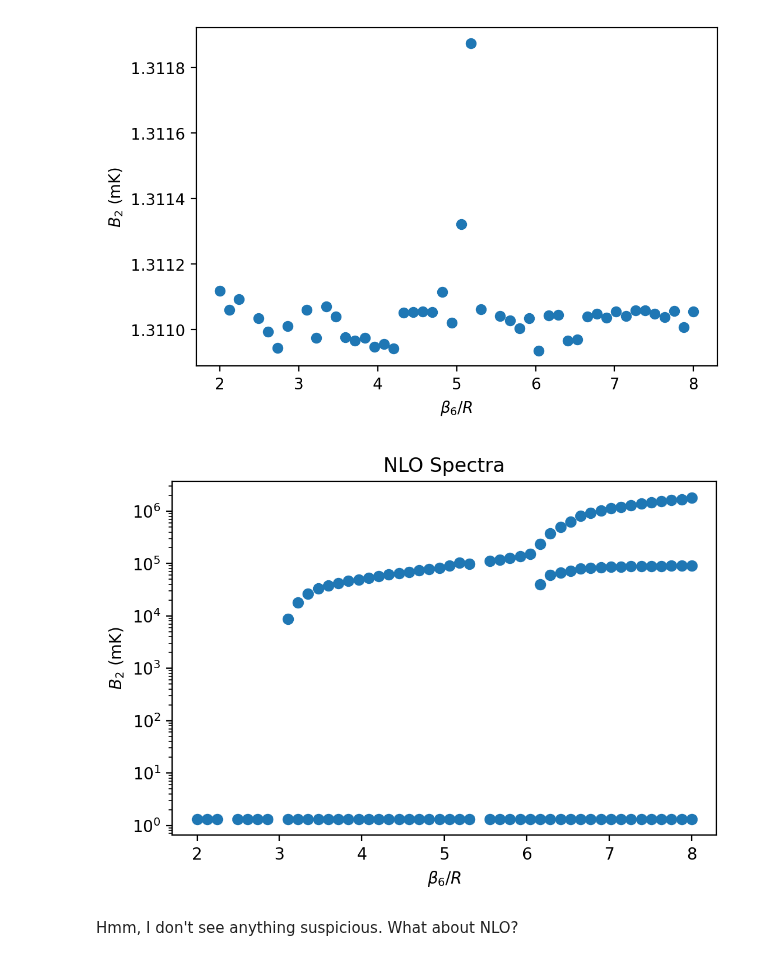
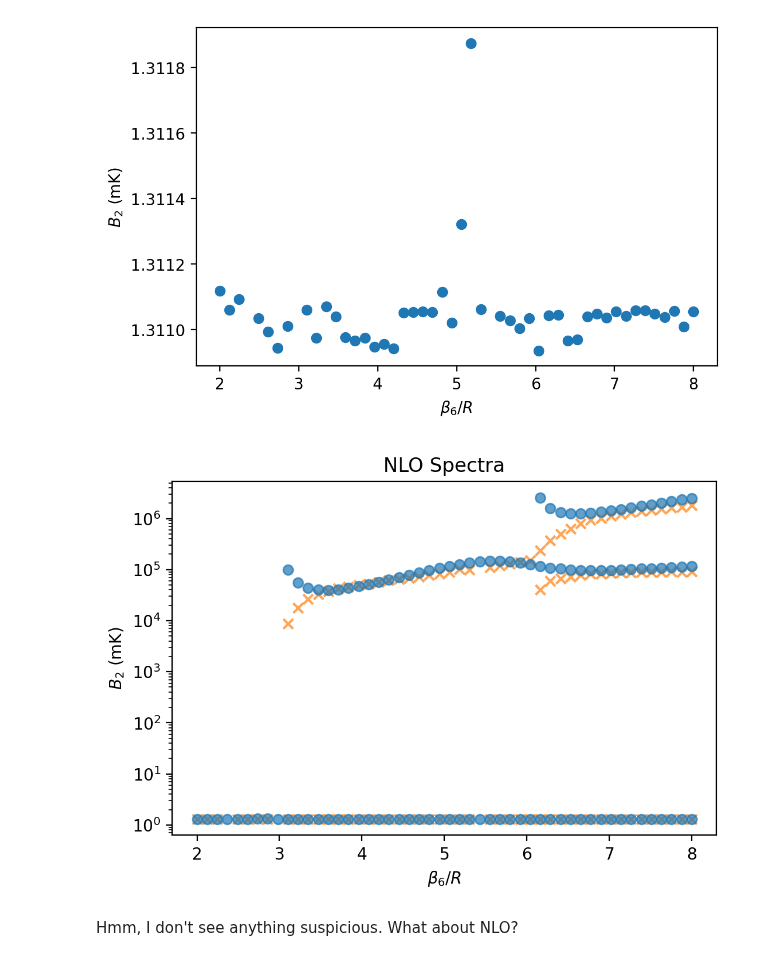
Before and after one commit to odell/vdw-nlo, a Jupyter notebook: Check NLO RG Flow - SemiLocal.ipynb, the cells around one changed output. Cells and saved outputs as stored; diff of their text form; code cells hidden in the pictures.

Commit message:
Add new nonlocal implementation.

```diff
--- a/Check NLO RG Flow - SemiLocal.ipynb
+++ b/Check NLO RG Flow - SemiLocal.ipynb
@@ -26,7 +26,7 @@ b2s = np.zeros(nR)
 
 for i in range(nR):
     R, glo, gnlo = rg_flow[i]
-    s = he4.SemiLocalHelium4System(R, ELL, 2, 6, 6, nq=200)
+    s = he4.NonlocalHelium4System2(R, ELL, 2, 6, 6, nq=200)
     a0, r0 = s.a0_and_r0(glo, gnlo, momenta, use_c=True)
     spec = s.bound_state_spectrum(glo, gnlo)
     spectra.append(spec)
@@ -133,24 +114,31 @@ ax.set_xlabel(r'$\beta_6/R$')
 ax.set_ylabel(r'$B_2$ (mK)');
 # %% [output]
 [figure]
+# %%
+spectra_lo = np.loadtxt('datfiles/he4plusplus_spectra_nonlocal2.txt')
 # %%
 fig, ax = plt.subplots(dpi=200)
 fig.patch.set_facecolor('white')
 
 for (R, spec) in zip(rg_flow[:, 0], spectra):
     for s in spec:
-        ax.scatter(he4.BETA6/R, -1000*s, color='C0')
+        ax.scatter(he4.BETA6/R, -1000*s, color='C1', marker='x', alpha=0.7)
+
+for row in spectra_lo:
+    for s in row[1:]:
+        if s != 0:
+            ax.scatter(he4.BETA6/row[0], -1000*s, color='C0', alpha=0.7)
 
 ax.set_yscale('log')
 # ax.axvline(he4.BETA6/rg_flow[18, 0], color='C6', linestyle='--')
 # ax.axvline(he4.BETA6/rg_flow[19, 0], color='C6', linestyle='--')
 # ax.axhline(he4.R0, color='C1', linestyle='-')
 
 ax.set_title('NLO Spectra')
 ax.set_xlabel(r'$\beta_6/R$')
 ax.set_ylabel(r'$B_2$ (mK)');
 # %% [output]
-[figure, old version]
+[figure, new version]
 # %% [markdown]
 Hmm, I don't see anything suspicious. What about NLO?
 # %%
```
Also changed, not shown: parts of 4 cells of this notebook, 9 other files.
